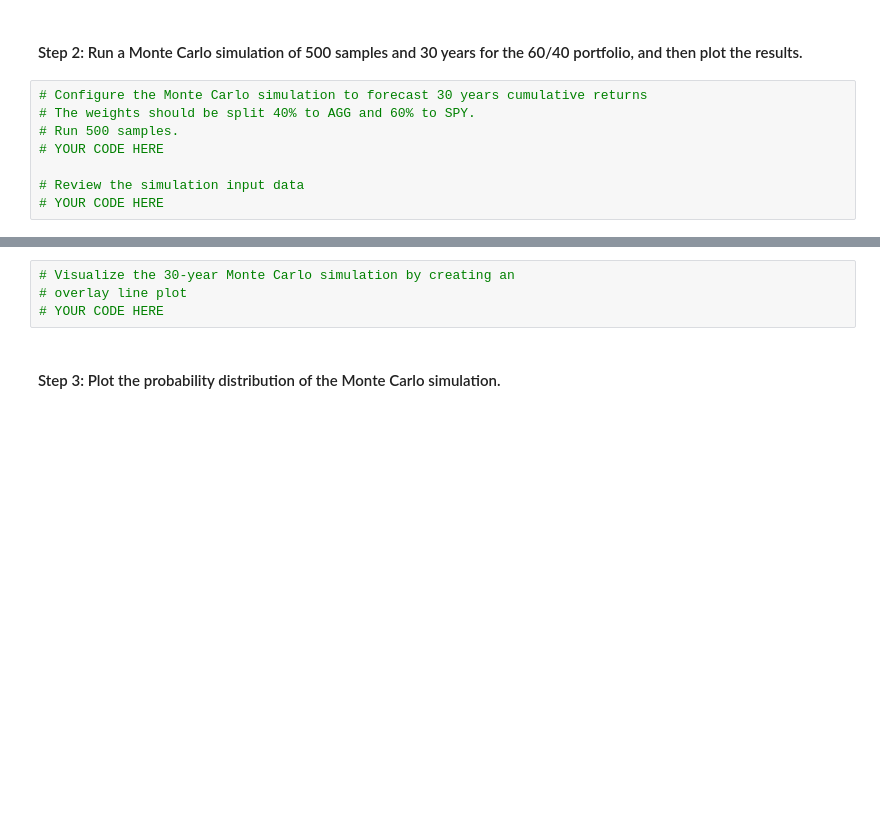
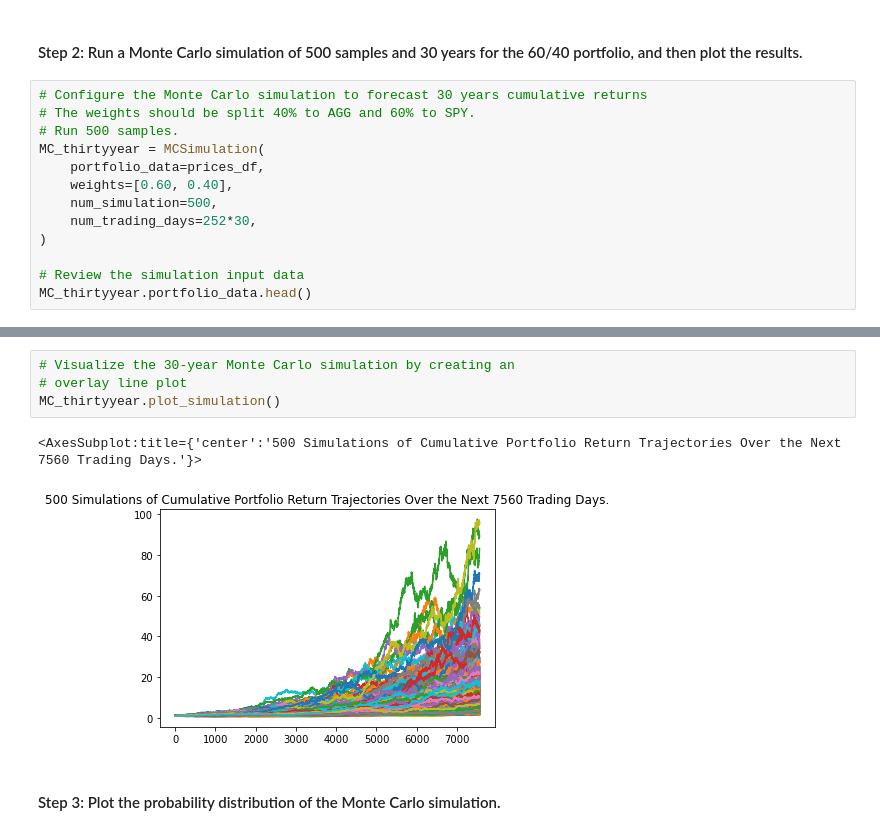
Before and after one commit to Nia-Robinson/financial_planning_tools, a Jupyter notebook: financial_planning_tools.ipynb, the cells around one changed output, grey strips where cells are left out. Drawn from its saved outputs; the diff is of its cells as text; blank space fills up the shorter version.

Commit message:
Visualized the 30-year Monte Carlo simulation.

```diff
--- a/financial_planning_tools.ipynb
+++ b/financial_planning_tools.ipynb
@@ -464,7 +464,12 @@ prices_df.tail()
 # Configure the Monte Carlo simulation to forecast 30 years cumulative returns
 # The weights should be split 40% to AGG and 60% to SPY.
 # Run 500 samples.
-# YOUR CODE HERE
+MC_thirtyyear = MCSimulation(
+    portfolio_data=prices_df,
+    weights=[0.60, 0.40],
+    num_simulation=500,
+    num_trading_days=252*30,
+)
 
 # Review the simulation input data
-# YOUR CODE HERE
+MC_thirtyyear.portfolio_data.head()
@@ -474,7 +530,10 @@ prices_df.tail()
 # %%
 # Visualize the 30-year Monte Carlo simulation by creating an
 # overlay line plot
-# YOUR CODE HERE
+MC_thirtyyear.plot_simulation()
+# %% [output]
+<AxesSubplot:title={'center':'500 Simulations of Cumulative Portfolio Return Trajectories Over the Next 7560 Trading Days.'}>
+[figure, added]
 # %% [markdown]
 #### Step 3: Plot the probability distribution of the Monte Carlo simulation.
 # %%
```
Also changed, not shown: parts of 4 cells of this notebook.
